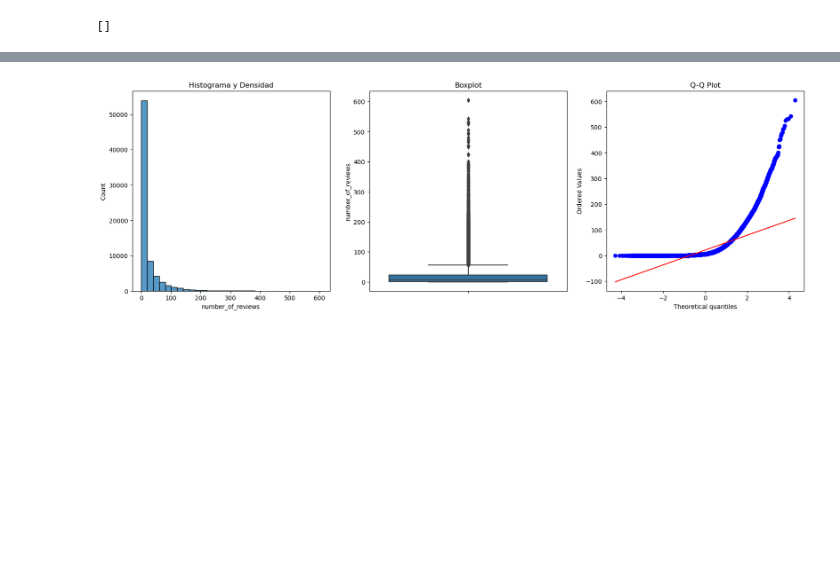
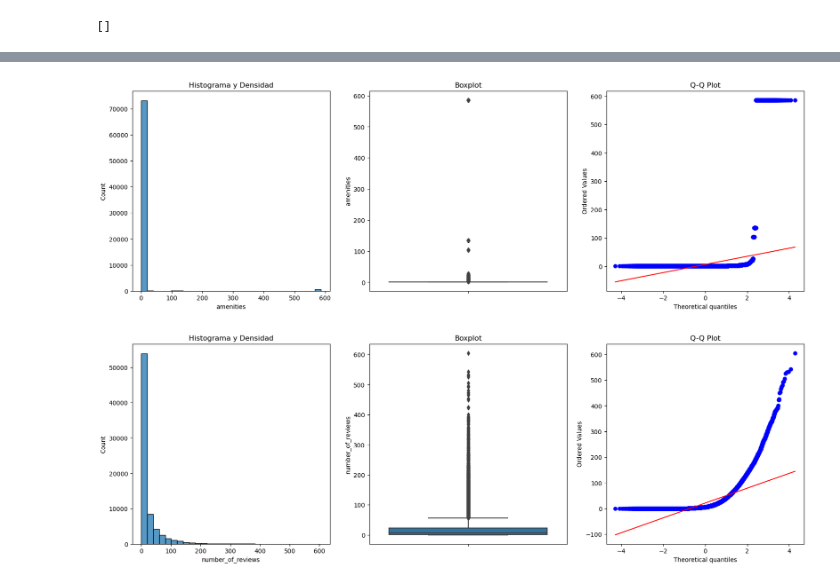
Before and after one commit to srecinos2023/Proyecto_final_stastiscalL, a Jupyter notebook: parte2_proyecto.ipynb, the cells around one changed output, grey strips where cells are left out. Cells and saved outputs as stored; diff of their text form; code cells hidden in the pictures; blank space fills up the shorter version.

```diff
--- a/parte2_proyecto.ipynb
+++ b/parte2_proyecto.ipynb
@@ -278,5 +287,10 @@ def categ(dataset,col):
     dataset[col] = dataset[col].map(col_freq_mapper)
 # %%
 #aplicamos a nuestras variables categoricas
-for col in categoricasf:
-     categ(dataf, col)
+#for col in categoricasf:
+     #categ(dataf, col)
+
+for Col in categoricasf:
+       if(Col != 'cleaning_fee'):
+              freq_encoder_dict = dataf[Col].value_counts().to_dict()
+              dataf[Col] = dataf[Col].map(freq_encoder_dict)
@@ -287,4 +297,5 @@ def log(dataset,col):
-# %%
-#aplicamos la transformacion
-for col in categoricasf:
-     log(dataf, col)
+# %%
+#codificación de variable target.
+ohe_attrFlag = pd.get_dummies(dataf['cleaning_fee'], drop_first=True)
+dataf['cleaning_fee'] = ohe_attrFlag
+dataf
@@ -306,10 +331,12 @@ def plotDistBoxQQ(dataset, col):
      stats.probplot(dataset[col], dist="norm", plot=plt)
      plt.title("Q-Q Plot")
 # %%
-#vemos el comportamiento de la unica vaariable que le podemos aplicar tratamiento de outliers
+#vemos el comportamiento de las variables con tratamiento de outliers
+plotDistBoxQQ(dataf, 'amenities')
 plotDistBoxQQ(dataf, 'number_of_reviews')
 # %% [output]
-[figure, old version]
+[figure, new version]
+[figure, added]
 # %%
 def detectOutliersLimits(dataset, col):
      '''
```
Also changed, not shown: parts of 5 cells of this notebook.
